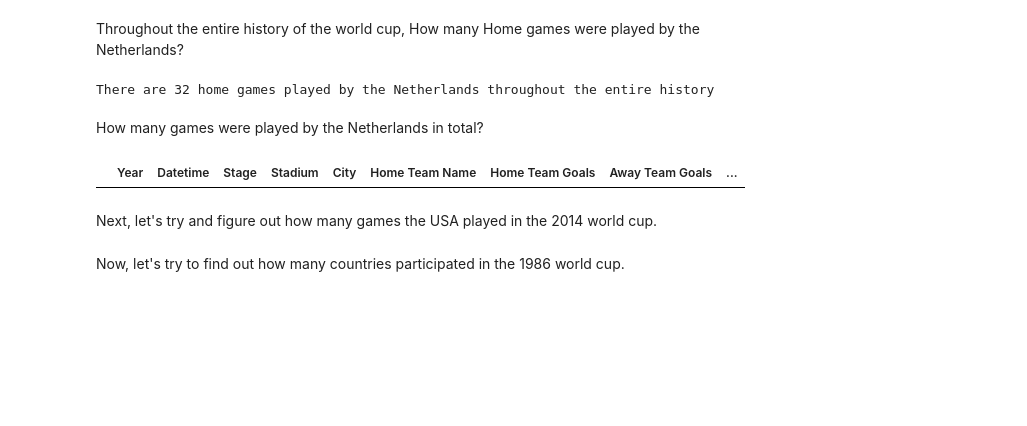
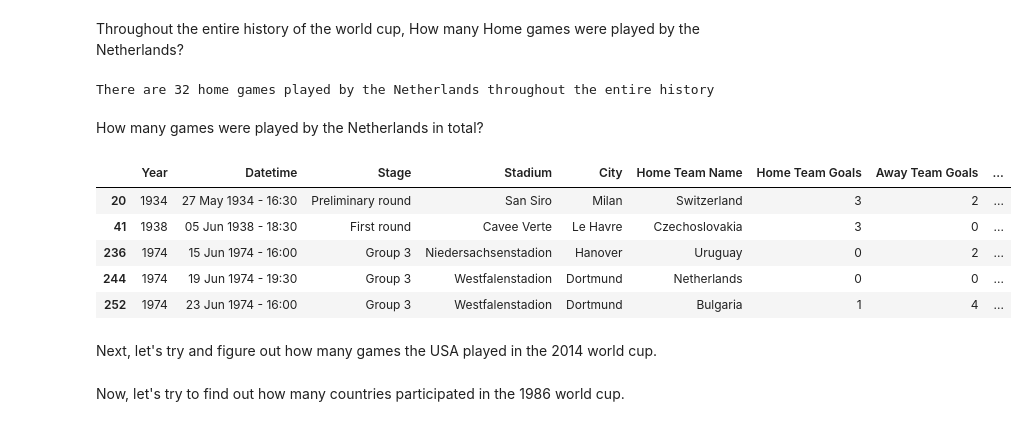
Before and after one commit to ColinFangshu/dsc-accessing-data-with-pandas-lab-seattle-ds-career-051319, a Jupyter notebook: index.ipynb, the cells around one changed output. Cells and saved outputs as stored; diff of their text form; code cells hidden in the pictures; blank space fills up the shorter version.

```diff
--- a/index.ipynb
+++ b/index.ipynb
@@ -173,10 +173,16 @@ There are 32 home games played by the Netherlands throughout the entire history
 # %% [markdown]
 How many games were played by the Netherlands in total?
 # %%
-Game_by_Nether = df.loc[(df['Home Team Name']=='Netherlands')(df['Away Team Name']=='Netherlands')]
+Game_by_Nether = df.loc[(df['Home Team Name']=='Netherlands')|(df['Away Team Name']=='Netherlands')]
 Game_by_Nether.head()
+print()
 # %% [output]
 |  | Year | Datetime | Stage | Stadium | City | Home Team Name | Home Team Goals | Away Team Goals | ... |
+| 20 | 1934 | 27 May 1934 - 16:30 | Preliminary round | San Siro | Milan | Switzerland | 3 | 2 | ... |
+| 41 | 1938 | 05 Jun 1938 - 18:30 | First round | Cavee Verte | Le Havre | Czechoslovakia | 3 | 0 | ... |
+| 236 | 1974 | 15 Jun 1974 - 16:00 | Group 3 | Niedersachsenstadion | Hanover | Uruguay | 0 | 2 | ... |
+| 244 | 1974 | 19 Jun 1974 - 19:30 | Group 3 | Westfalenstadion | Dortmund | Netherlands | 0 | 0 | ... |
+| 252 | 1974 | 23 Jun 1974 - 16:00 | Group 3 | Westfalenstadion | Dortmund | Bulgaria | 1 | 4 | ... |
 # %% [markdown]
 Next, let's try and figure out how many games the USA played in the 2014 world cup.
 # %% [markdown]
```
